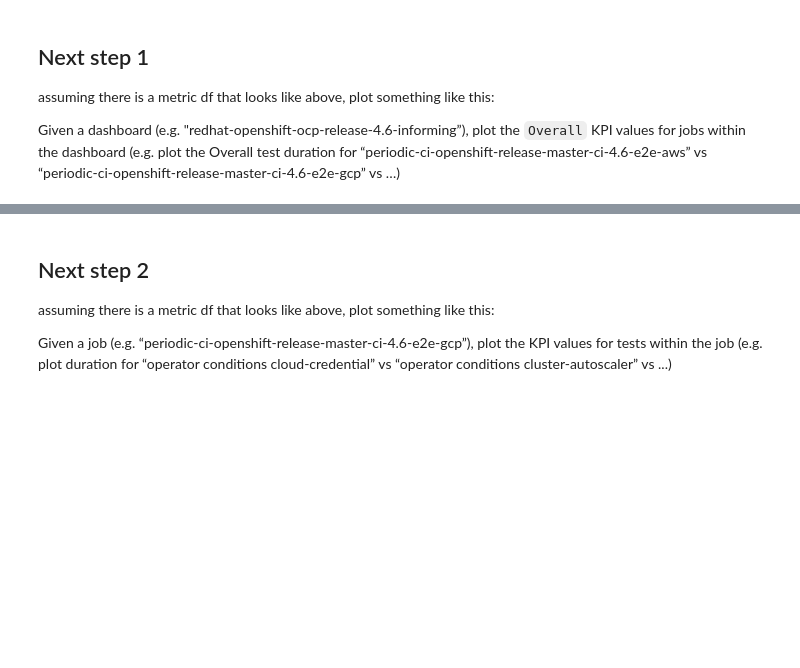
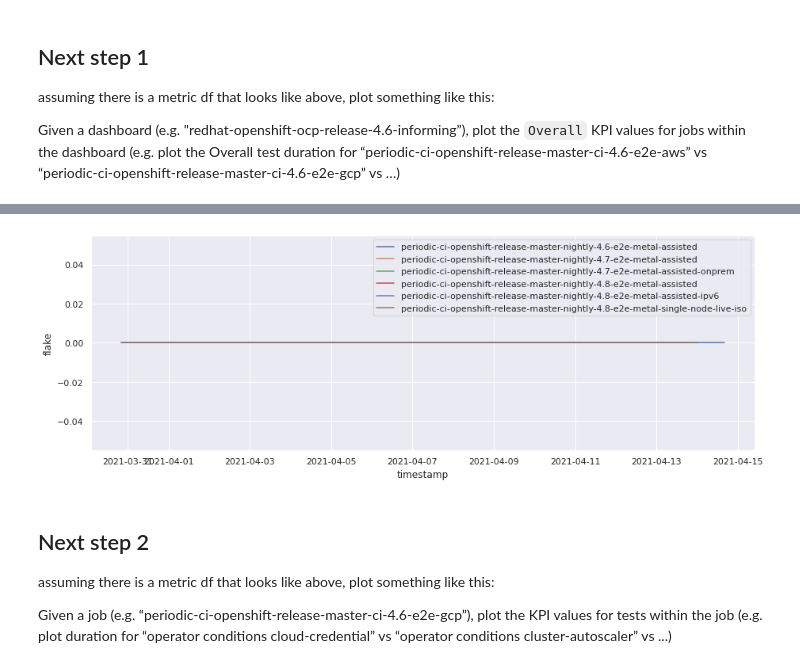
Before and after one commit to hemajv/ocp-ci-analysis, a Jupyter notebook: notebooks/data-sources/TestGrid/metrics/metrics_visualization.ipynb, the cells around one changed output, grey strips where cells are left out. Drawn from its saved outputs; the diff is of its cells as text; code cells hidden in the pictures; blank space fills up the shorter version.

```diff
--- a/notebooks/data-sources/TestGrid/metrics/metrics_visualization.ipynb
+++ b/notebooks/data-sources/TestGrid/metrics/metrics_visualization.ipynb
@@ -239,3 +163,7 @@ VBox(children=(Dropdown(options=('"redhat-assisted-installer"', '"redhat-openshi
+# %%
+plot_grids(tab, test, metric, "flake")
+# %% [output]
+[figure, added]
 # %% [markdown]
 ## Next step 2
 
```
Also changed, not shown: parts of 24 cells of this notebook.
